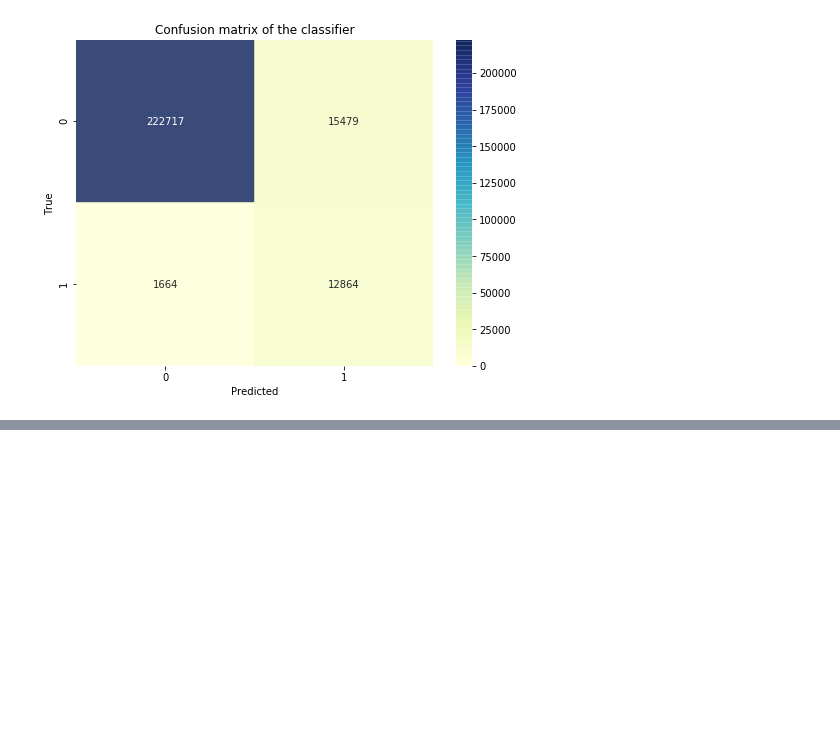
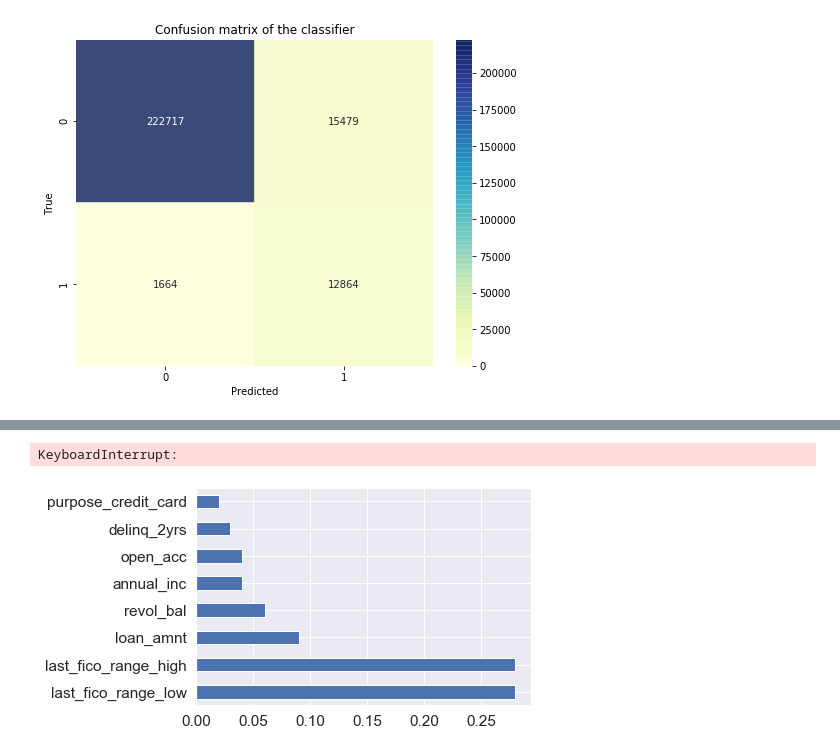
Before and after one commit to deandiakov/FINA4390-Project-5, a Jupyter notebook: MP5.ipynb, the cells around one changed output, grey strips where cells are left out. Cells and saved outputs as stored; diff of their text form; code cells hidden in the pictures; blank space fills up the shorter version.

```diff
--- a/MP5.ipynb
+++ b/MP5.ipynb
@@ -1,10 +1,10 @@
 # %%
 import pandas as pd
 
-dataA = pd.read_csv('Cleaned_LoanStats3a_securev1.csv', header='infer')
-dataB = pd.read_csv('Cleaned_LoanStats3b_securev1.csv', header='infer')
-dataC = pd.read_csv('Cleaned_LoanStats3c_securev1.csv', header='infer')
-dataD = pd.read_csv('Cleaned_LoanStats3d_securev1.csv', header='infer')
+dataA = pd.read_csv('data/Cleaned_LoanStats3a_securev1.csv', header='infer')
+dataB = pd.read_csv('data/Cleaned_LoanStats3b_securev1.csv', header='infer')
+dataC = pd.read_csv('data/Cleaned_LoanStats3c_securev1.csv', header='infer')
+dataD = pd.read_csv('data/Cleaned_LoanStats3d_securev1.csv', header='infer')
 
 dataA
 # %% [output]
@@ -405,15 +420,16 @@ plt.show()
 # %%
 from sklearn.model_selection import RandomizedSearchCV
 
-# TODO: CHANGE THESE
 params = {
- 'n_estimators': [50, 100, 150, 200, 250, 300, 350, 400, 450],
+ 'n_estimators': [50, 100, 150, 200, 250, 300],
  'learning_rate' : [0.01, 0.05, 0.1, 0.5]
  }
 
 search = RandomizedSearchCV(AdaBoostClassifier(DecisionTreeClassifier(max_depth=1), random_state=rng), params, cv=5, return_train_score=True)
 search.fit(X_train, y_train)
 print(search.best_params_)
+# %% [output]
+KeyboardInterrupt:
 # %%
 params = search.best_params_
 tuned_boosted = AdaBoostClassifier(DecisionTreeClassifier(max_depth=1), random_state=rng, n_estimators=params['n_estimators'], learning_rate=params['learning_rate'])
@@ -446,10 +462,12 @@ plt.xlabel('Predicted')
 plt.ylabel('Actual')
 plt.show()
 # %%
-feature_importance = pd.Series(tuned_boosted.feature_importances_, index=X_train.columns)
+feature_importance = pd.Series(boosted.feature_importances_, index=X_train.columns)
 # feature_importance.head(20)
 feature_importance.nlargest(8).plot(kind='barh')
 plt.show()
+# %% [output]
+[figure, added]
 # %%
 # Random Forest
 from sklearn.ensemble import RandomForestClassifier
```
Also changed, not shown: parts of 14 cells of this notebook, 6 other files.
